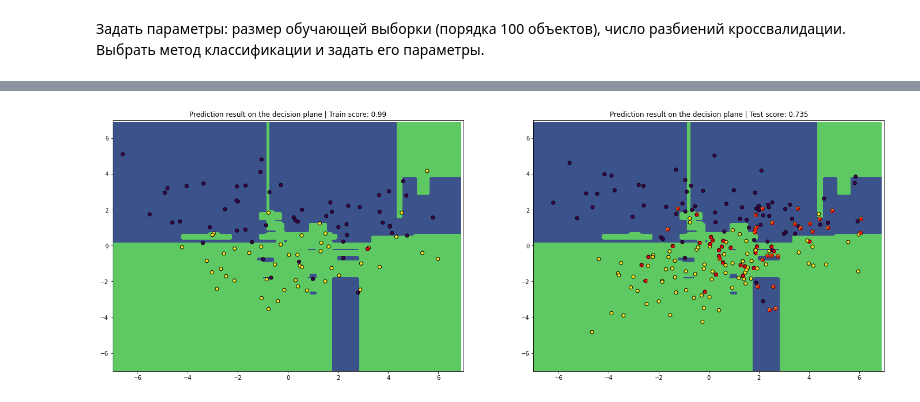
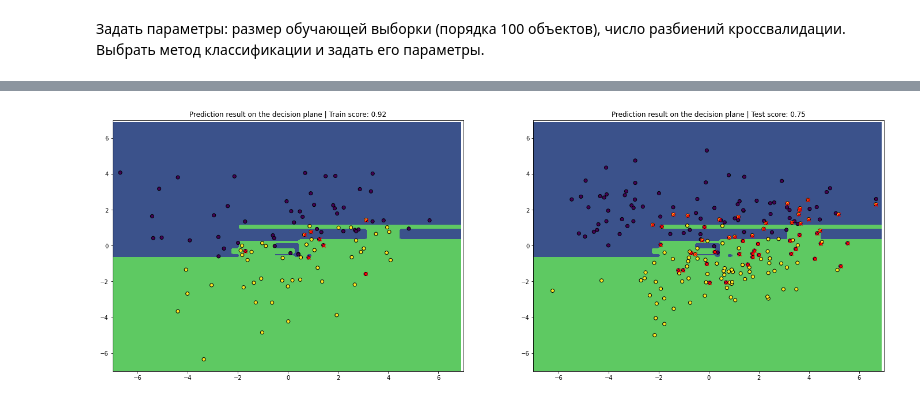
Before and after one commit to pishchev/RGR, a Jupyter notebook: RGR.ipynb, the cells around one changed output, grey strips where cells are left out. Drawn from its saved outputs; the diff is of its cells as text; code cells hidden in the pictures.

```diff
--- a/RGR.ipynb
+++ b/RGR.ipynb
@@ -131,7 +132,7 @@ def decision_plane_test(clf, train_dataset, test_dataset):
     test_sub_plot.set_title(f'Prediction result on the decision plane | Test score: {clf.score(test_dataset[:, 1:], test_dataset[:, 0])}')
     draw_predictions_on_decision_plane(clf, test_sub_plot, test_dataset, decision_grid)
 # %%
-clf = RandomForestClassifier(n_estimators=5, max_depth=None, random_state=0)
+clf = RandomForestClassifier(n_estimators=5, max_depth=5, random_state=0)
 decision_plane_test(clf, dataset, generate_dataset(200))
 # %% [output]
-[figure, old version]
+[figure, new version]
```
Also changed, not shown: parts of 5 cells of this notebook, 2 other files.
